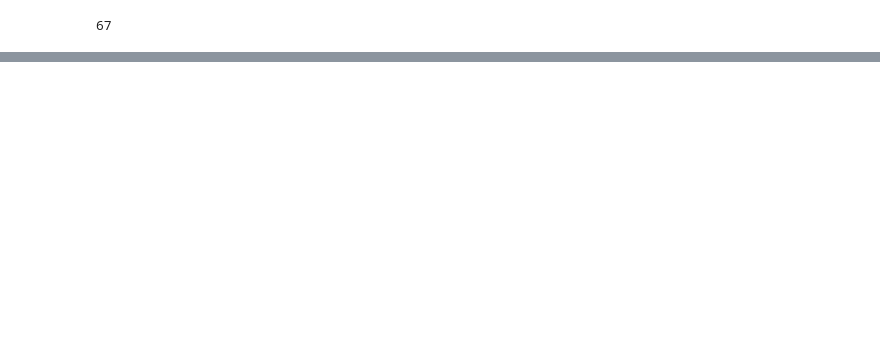
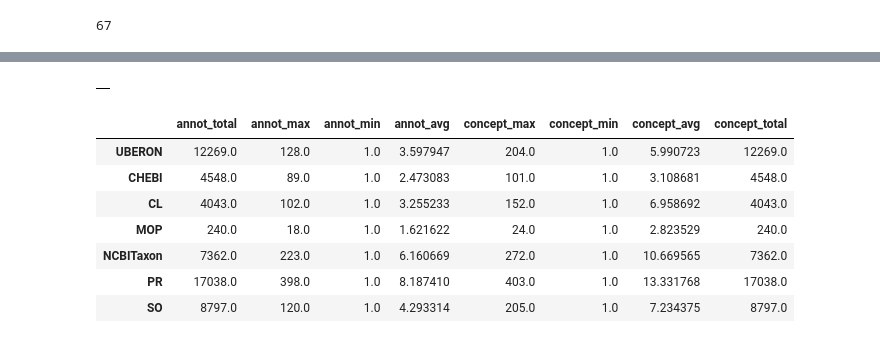
Before and after one commit to mahnaztaheri/PhenoTagger, a Jupyter notebook: Statistics-CRAFT.ipynb, the cells around one changed output, grey strips where cells are left out. Saved outputs shown, nothing was run; the diff lists cells and outputs as text; code cells hidden in the pictures; blank space fills up the shorter version.

```diff
--- a/Statistics-CRAFT.ipynb
+++ b/Statistics-CRAFT.ipynb
@@ -412,10 +172,0 @@ go_bp_class_counts
-# %%
-#mondo
-mondo_dir = '/content/CRAFT/concept-annotation/MONDO/MONDO_without_genotype_annotations/knowtator-2'
-
-train1_data, train2_data = parse_xml_files(mondo_dir, remaining_base_name)
-
-mondo1_df = pd.DataFrame(train1_data)
-mondo2_df = pd.DataFrame(train2_data)
-
-mondo1_df
@@ -427,0 +196,16 @@ mondo2_df
+# %%
+uberon_annotation_counts, uberon_concept_counts, uberon_annotation_max, uberon_annotation_min, uberon_annotation_avg, uberon_concept_max, uberon_concept_min, uberon_concept_avg, uberon_total_annotation, uberon_total_concept = stats('/content/drive/MyDrive/PhenoTagger/CRAFT/concept-annotation/UBERON/UBERON/knowtator')
+
+chebi_annotation_counts, chebi_concept_counts, chebi_annotation_max, chebi_annotation_min, chebi_annotation_avg, chebi_concept_max, chebi_concept_min, chebi_concept_avg, chebi_total_annotation, chebi_total_concept = stats('/content/drive/MyDrive/PhenoTagger/CRAFT/concept-annotation/CHEBI/CHEBI/knowtator')
+
+cl_annotation_counts, cl_concept_counts, cl_annotation_max, cl_annotation_min, cl_annotation_avg, cl_concept_max, cl_concept_min, cl_concept_avg, cl_total_annotation, cl_total_concept = stats('/content/drive/MyDrive/PhenoTagger/CRAFT/concept-annotation/CL/CL/knowtator')
+
+mop_annotation_counts, mop_concept_counts, mop_annotation_max, mop_annotation_min, mop_annotation_avg, mop_concept_max, mop_concept_min, mop_concept_avg, mop_total_annotation, mop_total_concept = stats('/content/drive/MyDrive/PhenoTagger/CRAFT/concept-annotation/MOP/MOP/knowtator')
+
+NCBITaxon_annotation_counts, NCBITaxon_concept_counts, NCBITaxon_annotation_max, NCBITaxon_annotation_min, NCBITaxon_annotation_avg, NCBITaxon_concept_max, NCBITaxon_concept_min, NCBITaxon_concept_avg, NCBITaxon_total_annotation, NCBITaxon_total_concept = stats('/content/drive/MyDrive/PhenoTagger/CRAFT/concept-annotation/NCBITaxon/NCBITaxon/knowtator')
+
+pr_annotation_counts, pr_concept_counts, pr_annotation_max, pr_annotation_min, pr_annotation_avg, pr_concept_max, pr_concept_min, pr_concept_avg, pr_total_annotation, pr_total_concept = stats('/content/drive/MyDrive/PhenoTagger/CRAFT/concept-annotation/PR/PR/knowtator')
+
+so_annotation_counts, so_concept_counts, so_annotation_max, so_annotation_min, so_annotation_avg, so_concept_max, so_concept_min, so_concept_avg, so_total_annotation, so_total_concept = stats('/content/drive/MyDrive/PhenoTagger/CRAFT/concept-annotation/SO/SO/knowtator')
+
+go_bp_annotation_counts, go_bp_concept_counts, go_bp_annotation_max, go_bp_annotation_min, go_bp_annotation_avg, go_bp_concept_max, go_bp_concept_min, go_bp_concept_avg, go_bp_total_annotation, go_bp_total_concept = stats('/content/drive/MyDrive/PhenoTagger/CRAFT/concept-annotation/GO_BP/GO_BP/knowtator')
@@ -427,0 +244,5 @@ mondo2_df
+# %%
+#mondo
+mondo_annotation_counts, mondo_concept_counts, mondo_annotation_max, mondo_annotation_min, mondo_annotation_avg, mondo_concept_max, mondo_concept_min, mondo_concept_avg, mondo_total_annotation, mondo_total_concept = stats('/content/drive/MyDrive/PhenoTagger/CRAFT/concept-annotation/MONDO/MONDO_without_genotype_annotations/knowtator-2')
+# %% [output]
+|  |
@@ -427,0 +251,21 @@ mondo2_df
+# %%
+data = np.array([[uberon_total_annotation, uberon_annotation_max['count'].iloc[0], uberon_annotation_min['count'].min(), uberon_annotation_avg, uberon_concept_max['count'].iloc[0], uberon_concept_min['count'].min(), uberon_concept_avg, uberon_total_concept],
+                 [chebi_total_annotation,chebi_annotation_max['count'].iloc[0], chebi_annotation_min['count'].min(), chebi_annotation_avg, chebi_concept_max['count'].iloc[0], chebi_concept_min['count'].min(), chebi_concept_avg, chebi_total_concept],
+                 [cl_total_annotation, cl_annotation_max['count'].iloc[0], cl_annotation_min['count'].min(), cl_annotation_avg, cl_concept_max['count'].iloc[0], cl_concept_min['count'].min(), cl_concept_avg, cl_total_concept],
+                 [mop_total_annotation, mop_annotation_max['count'].iloc[0], mop_annotation_min['count'].min(), mop_annotation_avg, mop_concept_max['count'].iloc[0], mop_concept_min['count'].min(), mop_concept_avg, mop_total_concept],
+                 [NCBITaxon_total_annotation, NCBITaxon_annotation_max['count'].iloc[0], NCBITaxon_annotation_min['count'].min(), NCBITaxon_annotation_avg, NCBITaxon_concept_max['count'].iloc[0], NCBITaxon_concept_min['count'].min(), NCBITaxon_concept_avg, NCBITaxon_total_concept],
+                 [pr_total_annotation, pr_annotation_max['count'].iloc[0], pr_annotation_min['count'].min(), pr_annotation_avg, pr_concept_max['count'].iloc[0], pr_concept_min['count'].min(), pr_concept_avg, pr_total_concept],
+                 [so_total_annotation, so_annotation_max['count'].iloc[0], so_annotation_min['count'].min(), so_annotation_avg, so_concept_max['count'].iloc[0], so_concept_min['count'].min(), so_concept_avg, so_total_concept]
+                 ])
+dataframe = pd.DataFrame(data, index= ['UBERON', 'CHEBI', 'CL', 'MOP', 'NCBITaxon', 'PR', 'SO'], columns = ['annot_total', 'annot_max', 'annot_min', 'annot_avg', 'concept_max', 'concept_min', 'concept_avg', 'concept_total'])
+# %%
+dataframe
+# %% [output]
+|  | annot_total | annot_max | annot_min | annot_avg | concept_max | concept_min | concept_avg | concept_total |
+| UBERON | 12269.0 | 128.0 | 1.0 | 3.597947 | 204.0 | 1.0 | 5.990723 | 12269.0 |
+| CHEBI | 4548.0 | 89.0 | 1.0 | 2.473083 | 101.0 | 1.0 | 3.108681 | 4548.0 |
+| CL | 4043.0 | 102.0 | 1.0 | 3.255233 | 152.0 | 1.0 | 6.958692 | 4043.0 |
+| MOP | 240.0 | 18.0 | 1.0 | 1.621622 | 24.0 | 1.0 | 2.823529 | 240.0 |
+| NCBITaxon | 7362.0 | 223.0 | 1.0 | 6.160669 | 272.0 | 1.0 | 10.669565 | 7362.0 |
+| PR | 17038.0 | 398.0 | 1.0 | 8.187410 | 403.0 | 1.0 | 13.331768 | 17038.0 |
+| SO | 8797.0 | 120.0 | 1.0 | 4.293314 | 205.0 | 1.0 | 7.234375 | 8797.0 |
```
Also changed, not shown: parts of 23 cells of this notebook.
